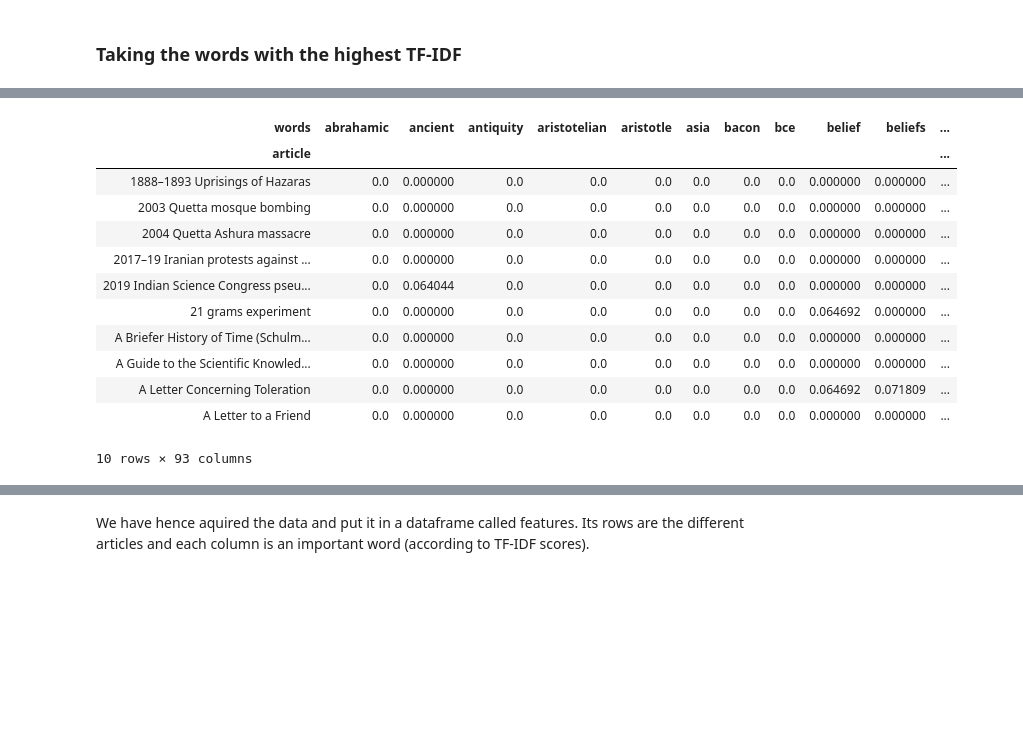
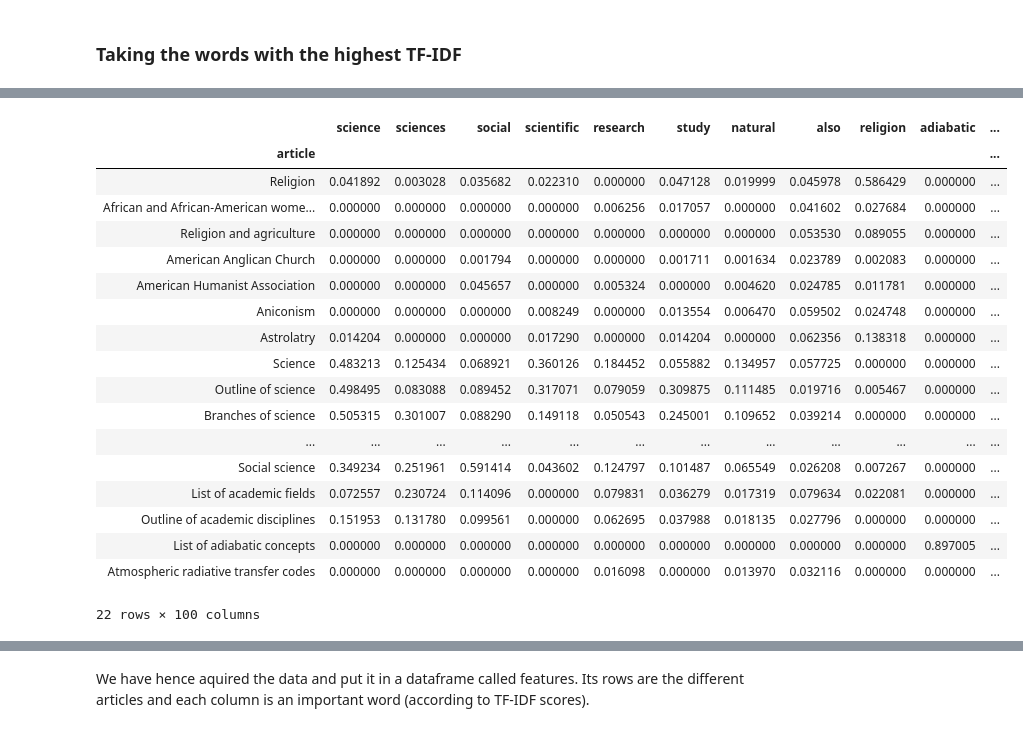
Before and after one commit to aaag97/ntds-projects, a Jupyter notebook: Project/wikipedia.ipynb, the cells around one changed output, grey strips where cells are left out. Saved outputs shown, nothing was run; the diff lists cells and outputs as text; code cells hidden in the pictures; blank space fills up the shorter version.

Commit message:
do tfidf with a few articles

```diff
--- a/Project/wikipedia.ipynb
+++ b/Project/wikipedia.ipynb
@@ -172,13 +163,20 @@ class NLPUtilities():
 
         feature_names = cv.get_feature_names()
 
-        #get tfidf vector for first document
-        first_document_vector=tf_idf_vector[0]
+        dense = tf_idf_vector.todense()
+        denselist = dense.tolist()
 
-        #print the scores
-        df = pd.DataFrame(first_document_vector.T.todense(), index=feature_names, columns=["tfidf"])
-        df = df.sort_values(by=["tfidf"],ascending=False).head(nb_words)
-        return df
+        #tf_idf = matrix where rows are articles and columns are words and values are tfidf score for word in article
+        tf_idf = pd.DataFrame(data=denselist, columns=feature_names, index=words_df['article'])
+
+        #these are the words that have the biggest tfidf score
+        important_words = pd.DataFrame(tf_idf.sum(axis=0, numeric_only=True).sort_values(ascending = False),\
+                                  columns=['tfidf']).head(nb_words).index.values
+
+        #only keep the most important words in matrix
+        tf_idf = tf_idf[important_words]
+
+        return tf_idf
 # %% [markdown]
 ## Data Acquisition Pipeline
 # %% [markdown]
@@ -226,3 +211,11 @@ WikipediaException: An unknown error occured: "Search is currently too busy. Ple
+# %%
+#religion_df = aquire.take_words(religion_articles, stop_words)
+religion_df = pd.read_pickle('religion_articles')
+religion_df = religion_df.drop_duplicates('article')
+# %%
+#science_df = aquire.take_words(science_articles, stop_words)
+science_df = pd.read_pickle('science_articles')
+science_df = science_df.drop_duplicates('article')
 # %%
 religion_labeled_df = religion_df.copy()
 religion_labeled_df['label'] = 0
@@ -230,7 +223,8 @@ religion_labeled_df['label'] = 0
 science_labeled_df = science_df.copy()
 science_labeled_df['label'] = 1
 
-words_df = pd.concat([religion_labeled_df, science_labeled_df])
-labels_df = words_df['label']
-words_df.drop(columns=['label'])
+words_df_reduced = pd.concat([religion_labeled_df[:int(len(religion_labeled_df)/100)],\
+                      science_labeled_df[:int(len(science_labeled_df)/100)]], ignore_index=True)
+labels_df = words_df_reduced['label']
+words_df_reduced
 # %% [output]
@@ -261,16 +250,23 @@ important_words_df.sort_values(['tfidf'], ascending = False)
-# %%
-features = aquire.make_features(words_df, important_words_df)
-# %% [output]
-| words | abrahamic | ancient | antiquity | aristotelian | aristotle | asia | bacon | bce | belief | beliefs | ... |
-| article |  |  |  |  |  |  |  |  |  |  | ... |
-| 1888–1893 Uprisings of Hazaras | 0.0 | 0.000000 | 0.0 | 0.0 | 0.0 | 0.0 | 0.0 | 0.0 | 0.000000 | 0.000000 | ... |
-| 2003 Quetta mosque bombing | 0.0 | 0.000000 | 0.0 | 0.0 | 0.0 | 0.0 | 0.0 | 0.0 | 0.000000 | 0.000000 | ... |
-| 2004 Quetta Ashura massacre | 0.0 | 0.000000 | 0.0 | 0.0 | 0.0 | 0.0 | 0.0 | 0.0 | 0.000000 | 0.000000 | ... |
-| 2017–19 Iranian protests against ... | 0.0 | 0.000000 | 0.0 | 0.0 | 0.0 | 0.0 | 0.0 | 0.0 | 0.000000 | 0.000000 | ... |
-| 2019 Indian Science Congress pseu... | 0.0 | 0.064044 | 0.0 | 0.0 | 0.0 | 0.0 | 0.0 | 0.0 | 0.000000 | 0.000000 | ... |
-| 21 grams experiment | 0.0 | 0.000000 | 0.0 | 0.0 | 0.0 | 0.0 | 0.0 | 0.0 | 0.064692 | 0.000000 | ... |
-| A Briefer History of Time (Schulm... | 0.0 | 0.000000 | 0.0 | 0.0 | 0.0 | 0.0 | 0.0 | 0.0 | 0.000000 | 0.000000 | ... |
-| A Guide to the Scientific Knowled... | 0.0 | 0.000000 | 0.0 | 0.0 | 0.0 | 0.0 | 0.0 | 0.0 | 0.000000 | 0.000000 | ... |
-| A Letter Concerning Toleration | 0.0 | 0.000000 | 0.0 | 0.0 | 0.0 | 0.0 | 0.0 | 0.0 | 0.064692 | 0.071809 | ... |
-| A Letter to a Friend | 0.0 | 0.000000 | 0.0 | 0.0 | 0.0 | 0.0 | 0.0 | 0.0 | 0.000000 | 0.000000 | ... |
-10 rows × 93 columns
+# %%
+tf_idf = nlpu.TF_IDF(words_df_reduced, 100)
+tf_idf
+# %% [output]
+|  | science | sciences | social | scientific | research | study | natural | also | religion | adiabatic | ... |
+| article |  |  |  |  |  |  |  |  |  |  | ... |
+| Religion | 0.041892 | 0.003028 | 0.035682 | 0.022310 | 0.000000 | 0.047128 | 0.019999 | 0.045978 | 0.586429 | 0.000000 | ... |
+| African and African-American wome... | 0.000000 | 0.000000 | 0.000000 | 0.000000 | 0.006256 | 0.017057 | 0.000000 | 0.041602 | 0.027684 | 0.000000 | ... |
+| Religion and agriculture | 0.000000 | 0.000000 | 0.000000 | 0.000000 | 0.000000 | 0.000000 | 0.000000 | 0.053530 | 0.089055 | 0.000000 | ... |
+| American Anglican Church | 0.000000 | 0.000000 | 0.001794 | 0.000000 | 0.000000 | 0.001711 | 0.001634 | 0.023789 | 0.002083 | 0.000000 | ... |
+| American Humanist Association | 0.000000 | 0.000000 | 0.045657 | 0.000000 | 0.005324 | 0.000000 | 0.004620 | 0.024785 | 0.011781 | 0.000000 | ... |
+| Aniconism | 0.000000 | 0.000000 | 0.000000 | 0.008249 | 0.000000 | 0.013554 | 0.006470 | 0.059502 | 0.024748 | 0.000000 | ... |
+| Astrolatry | 0.014204 | 0.000000 | 0.000000 | 0.017290 | 0.000000 | 0.014204 | 0.000000 | 0.062356 | 0.138318 | 0.000000 | ... |
+| Science | 0.483213 | 0.125434 | 0.068921 | 0.360126 | 0.184452 | 0.055882 | 0.134957 | 0.057725 | 0.000000 | 0.000000 | ... |
+| Outline of science | 0.498495 | 0.083088 | 0.089452 | 0.317071 | 0.079059 | 0.309875 | 0.111485 | 0.019716 | 0.005467 | 0.000000 | ... |
+| Branches of science | 0.505315 | 0.301007 | 0.088290 | 0.149118 | 0.050543 | 0.245001 | 0.109652 | 0.039214 | 0.000000 | 0.000000 | ... |
+| ... | ... | ... | ... | ... | ... | ... | ... | ... | ... | ... | ... |
+| Social science | 0.349234 | 0.251961 | 0.591414 | 0.043602 | 0.124797 | 0.101487 | 0.065549 | 0.026208 | 0.007267 | 0.000000 | ... |
+| List of academic fields | 0.072557 | 0.230724 | 0.114096 | 0.000000 | 0.079831 | 0.036279 | 0.017319 | 0.079634 | 0.022081 | 0.000000 | ... |
+| Outline of academic disciplines | 0.151953 | 0.131780 | 0.099561 | 0.000000 | 0.062695 | 0.037988 | 0.018135 | 0.027796 | 0.000000 | 0.000000 | ... |
+| List of adiabatic concepts | 0.000000 | 0.000000 | 0.000000 | 0.000000 | 0.000000 | 0.000000 | 0.000000 | 0.000000 | 0.000000 | 0.897005 | ... |
+| Atmospheric radiative transfer codes | 0.000000 | 0.000000 | 0.000000 | 0.000000 | 0.016098 | 0.000000 | 0.013970 | 0.032116 | 0.000000 | 0.000000 | ... |
+22 rows × 100 columns
```
Also changed, not shown: parts of 17 cells of this notebook.
